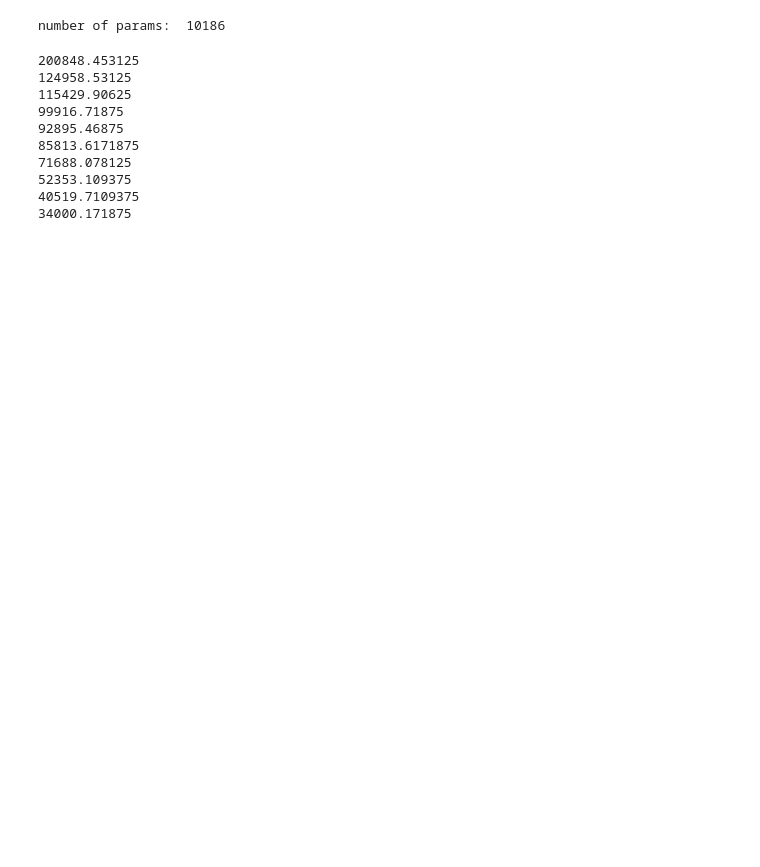
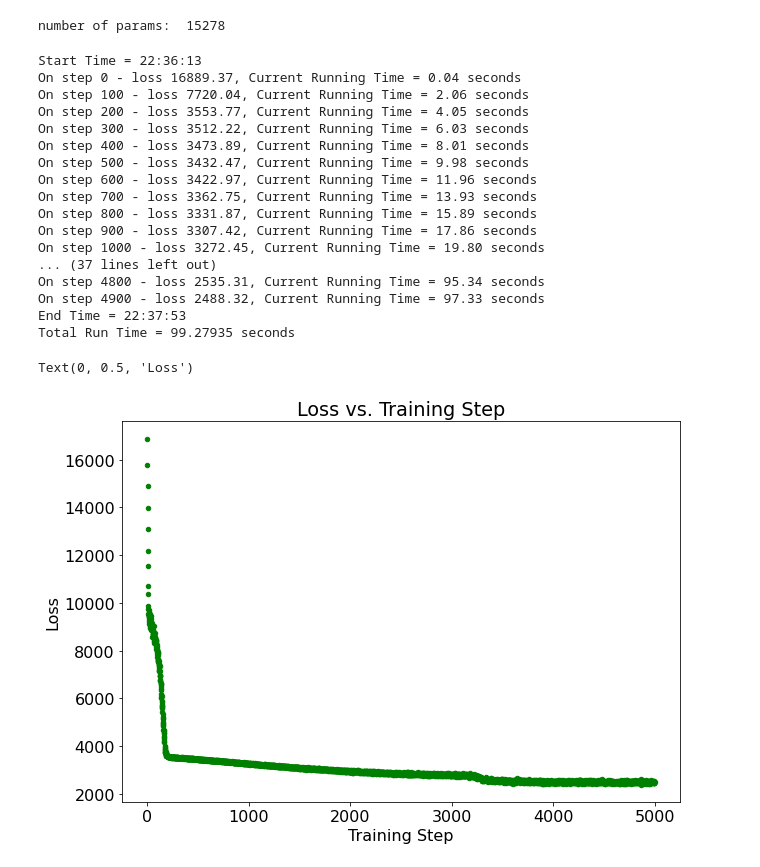
Before and after one commit to Sangbaek/pytorch-normalizing-flows, a Jupyter notebook: nflib1.ipynb, the cells around one changed output. Drawn from its saved outputs; the diff is of its cells as text; code cells hidden in the pictures; blank space fills up the shorter version.

```diff
--- a/nflib1.ipynb
+++ b/nflib1.ipynb
@@ -162,13 +155,22 @@ model = NormalizingFlowModel(prior, flows)
 # %%
 # optimizer
-optimizer = optim.Adam(model.parameters(), lr=1e-4, weight_decay=1e-5) # todo tune WD
+#optimizer = optim.Adam(model.parameters(), lr=1e-3, weight_decay=1e-9) # this one was pretty good, but oscillates
+optimizer = optim.Adam(model.parameters(), lr=5e-4, weight_decay=1e-9) # pretty solid, two bands
+#optimizer = optim.Adam(model.parameters(), lr=5e-4, weight_decay=1e-10) # weird tail at high electron momenutm
+#optimizer = optim.Adam(model.parameters(), lr=1e-2, weight_decay=1e-9) #
+
+
 print("number of params: ", sum(p.numel() for p in model.parameters()))
 # %% [output]
-number of params:  10186
+number of params:  15278
 # %%
 model.train()
-for k in range(1000):
-    sampleDict = xz.sample(10000)
+start_now = datetime.now()
+start_time = start_now.strftime("%H:%M:%S")
+print("Start Time =", start_time)
+losses = []
+for k in range(5000):
+    sampleDict = xz.sample(1000)
     x = sampleDict["xwithoutPid"][:, 0:2] # try with electron momentum magintude and polar angle only.
 
     zs, prior_logprob, log_det = model(x)
@@ -179,18 +181,47 @@ for k in range(1000):
     loss.backward()
     optimizer.step()
 
+    losses.append(loss.item())
     if k % 100 == 0:
-        print(loss.item())
+        run_time = datetime.now()
+        elapsedTime = (run_time - start_now )
+        print("On step {} - loss {:.2f}, Current Running Time = {:.2f} seconds".format(k,loss.item(),elapsedTime.total_seconds()))
+
+now = datetime.now()
+end_time = now.strftime("%H:%M:%S")
+print("End Time =", end_time)
+elapsedTime = (now - start_now )
+print("Total Run Time = {:.5f} seconds".format(elapsedTime.total_seconds()))
 # %% [output]
-200848.453125
-124958.53125
-115429.90625
-99916.71875
-92895.46875
-85813.6171875
-71688.078125
-52353.109375
-40519.7109375
-34000.171875
+Start Time = 22:36:13
+On step 0 - loss 16889.37, Current Running Time = 0.04 seconds
+On step 100 - loss 7720.04, Current Running Time = 2.06 seconds
+On step 200 - loss 3553.77, Current Running Time = 4.05 seconds
+On step 300 - loss 3512.22, Current Running Time = 6.03 seconds
+On step 400 - loss 3473.89, Current Running Time = 8.01 seconds
+On step 500 - loss 3432.47, Current Running Time = 9.98 seconds
+On step 600 - loss 3422.97, Current Running Time = 11.96 seconds
+On step 700 - loss 3362.75, Current Running Time = 13.93 seconds
+On step 800 - loss 3331.87, Current Running Time = 15.89 seconds
+On step 900 - loss 3307.42, Current Running Time = 17.86 seconds
+On step 1000 - loss 3272.45, Current Running Time = 19.80 seconds
+... (37 lines left out)
+On step 4800 - loss 2535.31, Current Running Time = 95.34 seconds
+On step 4900 - loss 2488.32, Current Running Time = 97.33 seconds
+End Time = 22:37:53
+Total Run Time = 99.27935 seconds
+# %%
+fig, ax = plt.subplots(figsize =(10, 7))
+#print(np.arange(len(losses)))
+plt.rcParams["font.family"] = "Times New Roman"
+plt.rcParams["font.size"] = "16"
+
+plt.scatter(np.arange(len(losses)),losses, c='g', s=20)
+plt.title('Loss vs. Training Step')
+ax.set_xlabel("Training Step")
+ax.set_ylabel("Loss")
+# %% [output]
+Text(0, 0.5, 'Loss')
+[figure, added]
 # %%
 model.eval()
```
Also changed, not shown: parts of 14 cells of this notebook.
